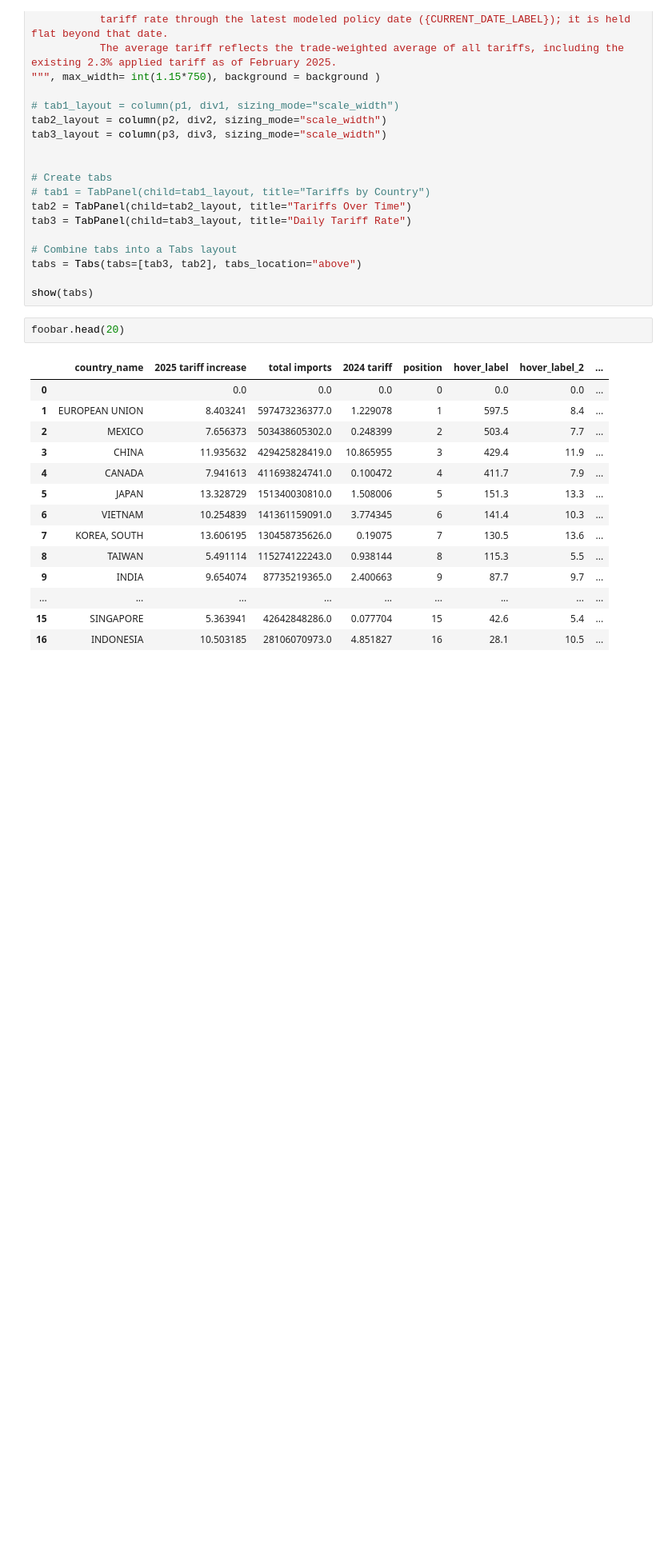
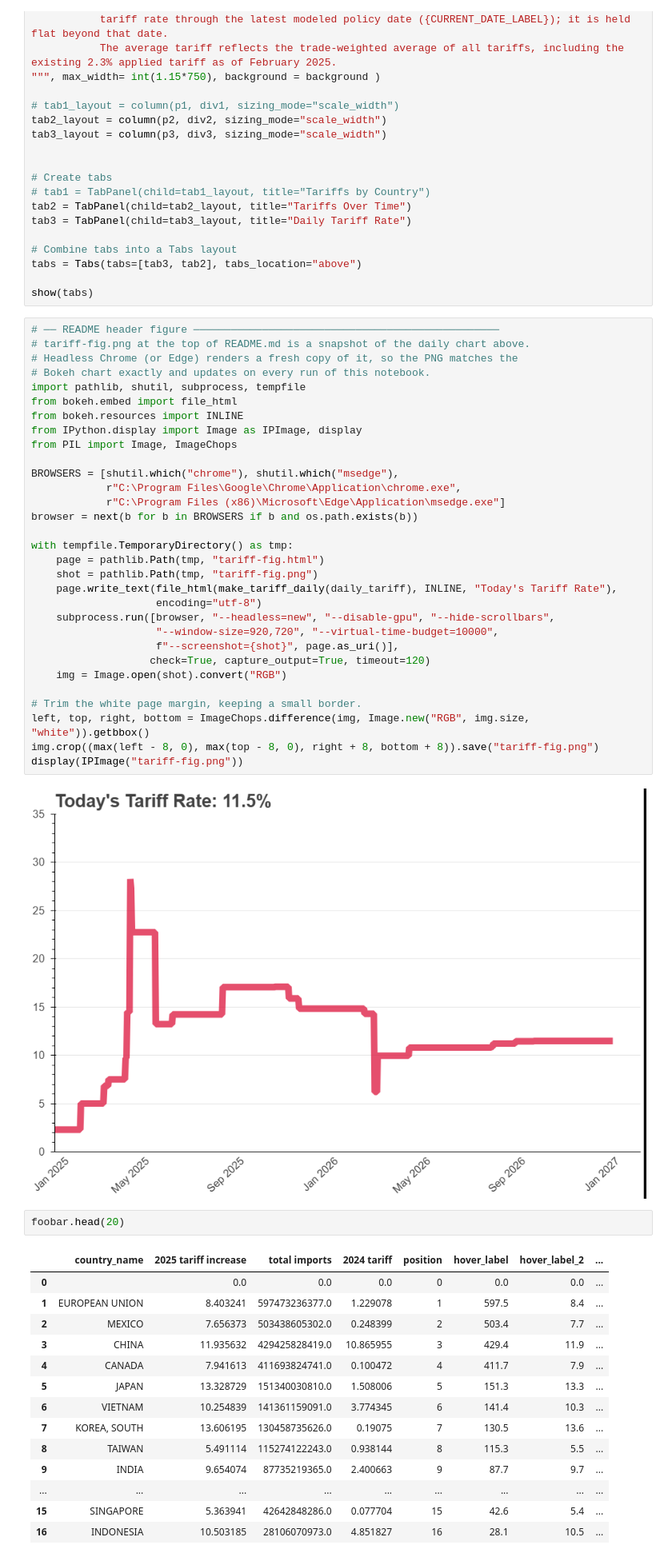
Before and after one commit to tradewartracker/trade-war-redux-2025, a Jupyter notebook: plot-tariff-by-country-by-time.ipynb, the cells around one changed output. Shown at 80% size. Saved outputs shown, nothing was run; the diff lists cells and outputs as text; blank space fills up the shorter version.

```diff
--- a/plot-tariff-by-country-by-time.ipynb
+++ b/plot-tariff-by-country-by-time.ipynb
@@ -570,6 +570,39 @@ tab3 = TabPanel(child=tab3_layout, title="Daily Tariff Rate")
 tabs = Tabs(tabs=[tab3, tab2], tabs_location="above")
 
 show(tabs)
+# %%
+# ── README header figure ─────────────────────────────────────────────────
+# tariff-fig.png at the top of README.md is a snapshot of the daily chart above.
+# Headless Chrome (or Edge) renders a fresh copy of it, so the PNG matches the
+# Bokeh chart exactly and updates on every run of this notebook.
+import pathlib, shutil, subprocess, tempfile
+from bokeh.embed import file_html
+from bokeh.resources import INLINE
+from IPython.display import Image as IPImage, display
+from PIL import Image, ImageChops
+
+BROWSERS = [shutil.which("chrome"), shutil.which("msedge"),
+            r"C:\Program Files\Google\Chrome\Application\chrome.exe",
+            r"C:\Program Files (x86)\Microsoft\Edge\Application\msedge.exe"]
+browser = next(b for b in BROWSERS if b and os.path.exists(b))
+
+with tempfile.TemporaryDirectory() as tmp:
+    page = pathlib.Path(tmp, "tariff-fig.html")
+    shot = pathlib.Path(tmp, "tariff-fig.png")
+    page.write_text(file_html(make_tariff_daily(daily_tariff), INLINE, "Today's Tariff Rate"),
+                    encoding="utf-8")
+    subprocess.run([browser, "--headless=new", "--disable-gpu", "--hide-scrollbars",
+                    "--window-size=920,720", "--virtual-time-budget=10000",
+                    f"--screenshot={shot}", page.as_uri()],
+                   check=True, capture_output=True, timeout=120)
+    img = Image.open(shot).convert("RGB")
+
+# Trim the white page margin, keeping a small border.
+left, top, right, bottom = ImageChops.difference(img, Image.new("RGB", img.size, "white")).getbbox()
+img.crop((max(left - 8, 0), max(top - 8, 0), right + 8, bottom + 8)).save("tariff-fig.png")
+display(IPImage("tariff-fig.png"))
+# %% [output]
+[figure, added]
 # %%
 foobar.head(20)
 # %% [output]
```
Also changed, not shown: 3 other files.
